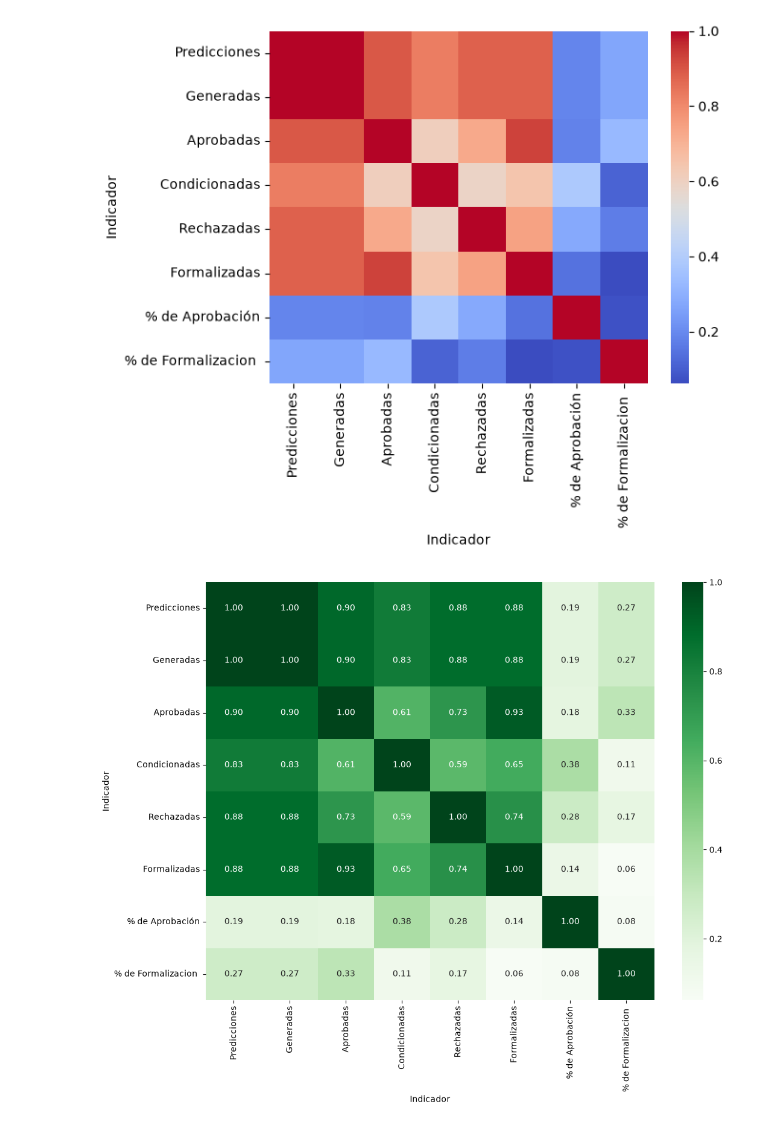
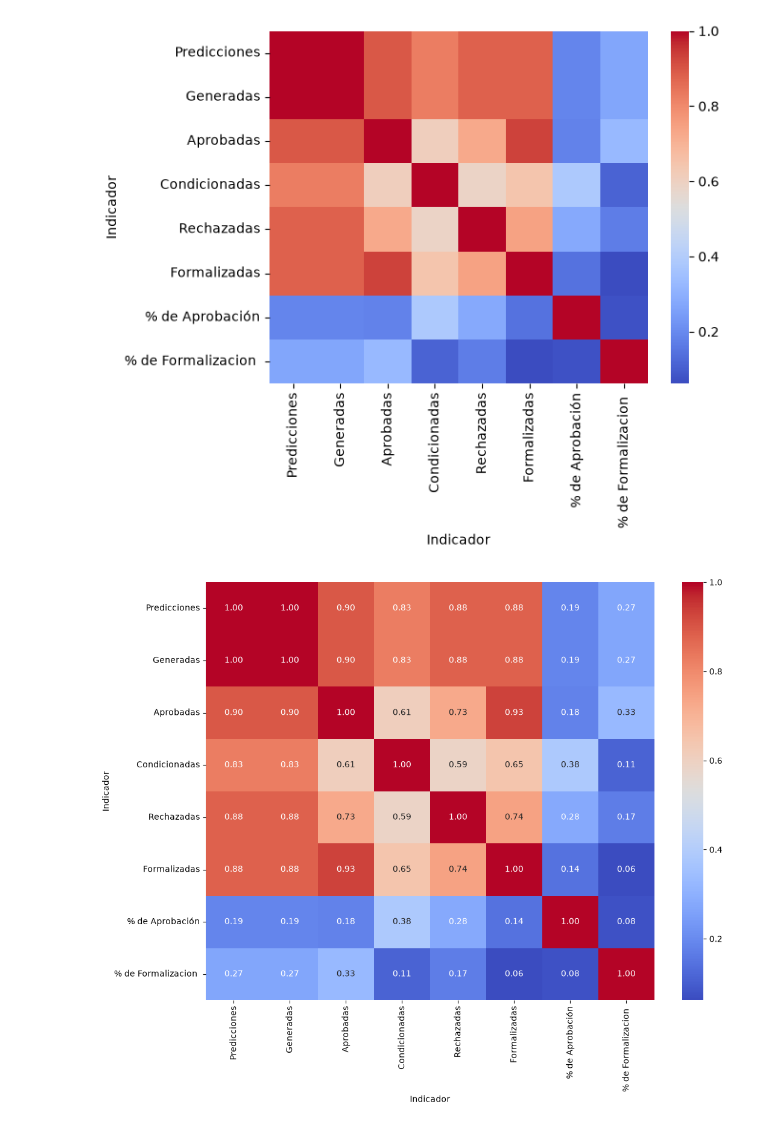
Before and after one commit to DavidMazonJuarez08/Regresion-Lineal-Simple, a Jupyter notebook: Limpieza_SDC_Regresión.ipynb, the cells around one changed output. Cells and saved outputs as stored; diff of their text form; code cells hidden in the pictures.

```diff
--- a/Limpieza_SDC_Regresión.ipynb
+++ b/Limpieza_SDC_Regresión.ipynb
@@ -412,7 +412,7 @@ plt.show()
 # %%
 #Visualizamos las correlaciones con sus valores
 plt.figure(figsize=(12, 9))
-Heat_Map = sns.heatmap(Corr_Factors1, cmap='Greens', annot=True, fmt=".2f")
+Heat_Map = sns.heatmap(Corr_Factors1, cmap='coolwarm', annot=True, fmt=".2f")
 plt.show()
 # %% [output]
-[figure, old version]
+[figure, new version]
```
Also changed, not shown: 3 other files.
